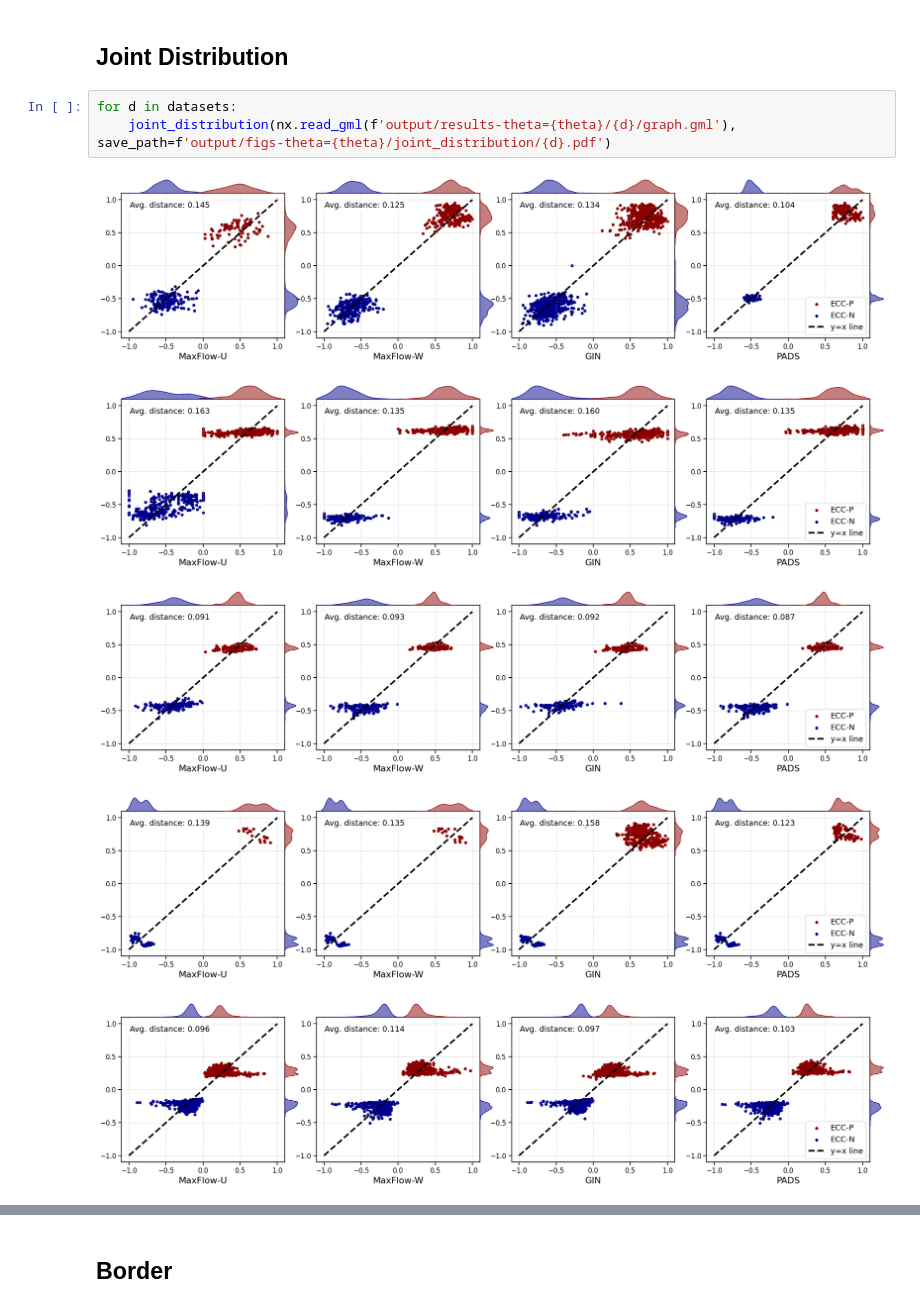
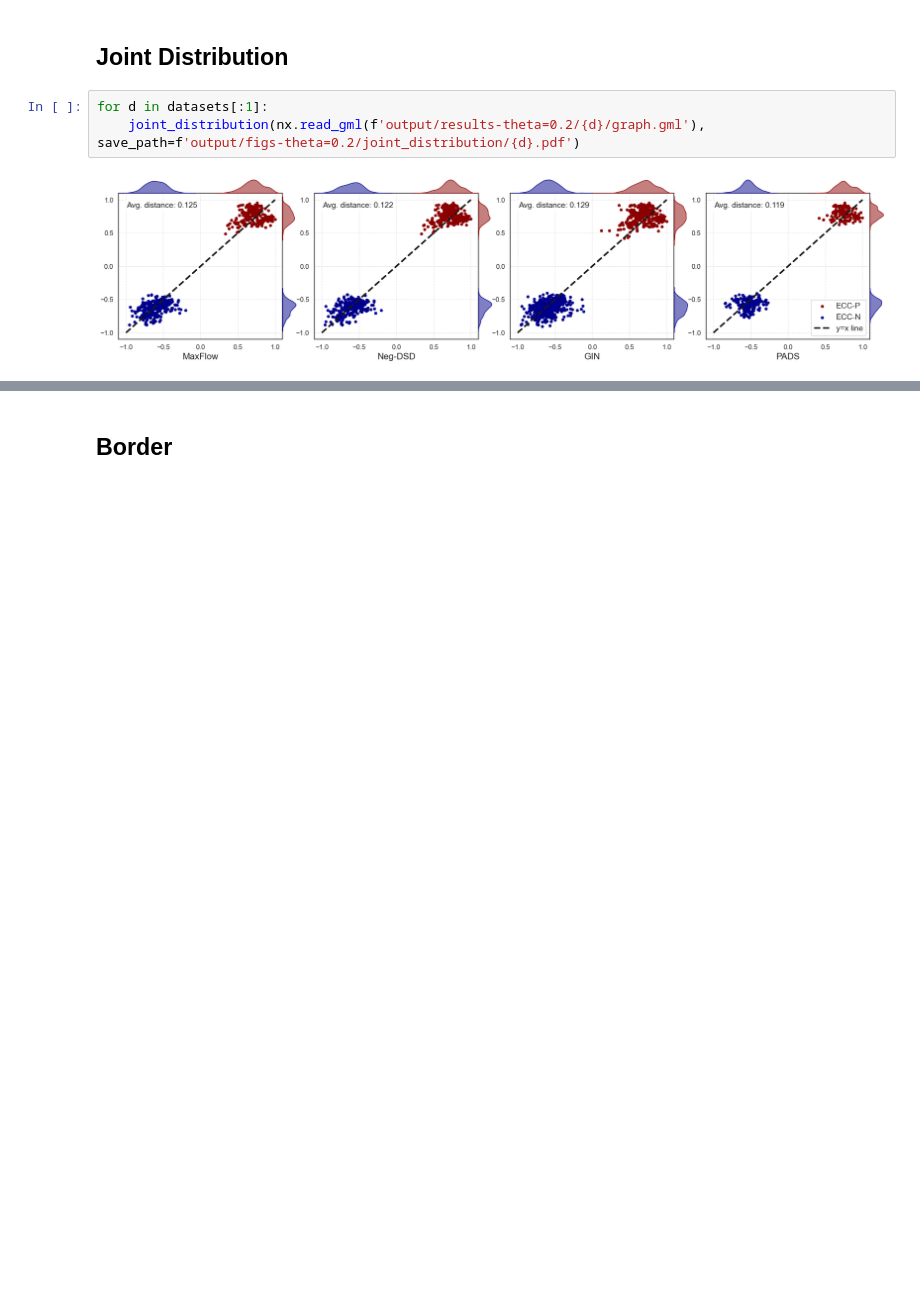
Before and after one commit to zxj0302/PADS, a Jupyter notebook: figures.ipynb, the cells around one changed output, grey strips where cells are left out. Drawn from its saved outputs; the diff is of its cells as text; blank space fills up the shorter version.

```diff
--- a/figures.ipynb
+++ b/figures.ipynb
@@ -14,11 +14,7 @@ theta = 0.5
 # %% [markdown]
 ## Joint Distribution
 # %%
-for d in datasets:
-    joint_distribution(nx.read_gml(f'output/results-theta={theta}/{d}/graph.gml'), save_path=f'output/figs-theta={theta}/joint_distribution/{d}.pdf')
+for d in datasets[:1]:
+    joint_distribution(nx.read_gml(f'output/results-theta=0.2/{d}/graph.gml'), save_path=f'output/figs-theta=0.2/joint_distribution/{d}.pdf')
 # %% [output]
-[figure, old version]
+[figure, new version]
-[figure, removed]
-[figure, removed]
-[figure, removed]
-[figure, removed]
```
Also changed, not shown: parts of 5 cells of this notebook, 18 other files.
